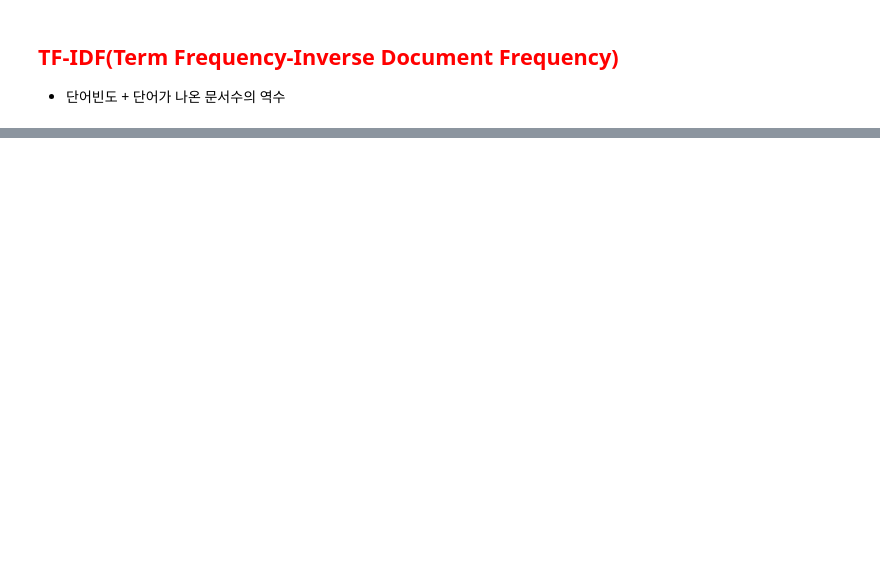
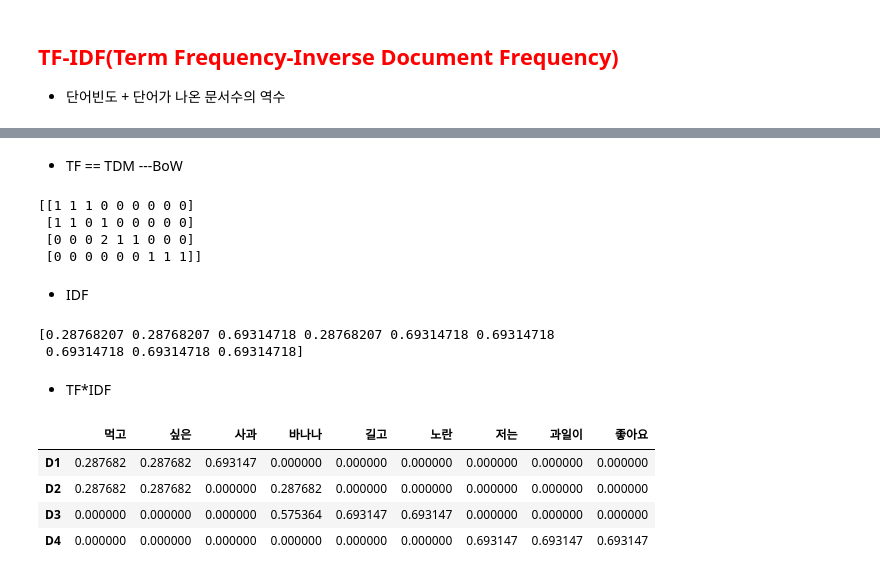
Before and after one commit to han00jh/DL-Study, a Jupyter notebook: LLM/lec02_카운트기반_.ipynb, the cells around one changed output, grey strips where cells are left out. Drawn from its saved outputs; the diff is of its cells as text; code cells hidden in the pictures; blank space fills up the shorter version.

```diff
--- a/LLM/lec02_카운트기반_.ipynb
+++ b/LLM/lec02_카운트기반_.ipynb
@@ -112,0 +176,62 @@ OrderedDict([('나는', 1), ('오늘', 2), ('친구랑', 1), ('학교에', 1), (
+# %%
+from sklearn.feature_extraction.text import TfidfVectorizer
+corpus_list = ['먹고 싶은 사과',
+        '먹고 싶은 바나나',
+        '길고 노란 바나나 바나나',
+        '저는 과일이 좋아요']
+vocab = {'먹고': 3, '싶은': 6, '사과': 5, '바나나': 4, '길고': 1, '노란': 2, '저는': 7, '과일이': 0, '좋아요': 8}
+# %%
+N = len(corpus_list)
+
+def tf(t,d):
+    return d.count(t)
+
+def idf(t):
+    df = 0 # 특정단어  (t)가 등장하는 문서 갯수
+    for corp in corpus_list:
+        if t in corp:
+            df += 1
+    return np.log(N/(1+df))
+
+def tfidf(t,d):
+    return tf(t,d) * idf(t)
+# %% [markdown]
+* TF == TDM ---BoW
+# %%
+import numpy as np
+import pandas as pd
+
+wcnt_list = []
+for d in corpus_list:
+    for t in vocab:
+        wcnt_list.append( tf(t,d) )
+print(np.array(wcnt_list).reshape(4,-1)) #2D
+# %% [output]
+[[1 1 1 0 0 0 0 0 0]
+ [1 1 0 1 0 0 0 0 0]
+ [0 0 0 2 1 1 0 0 0]
+ [0 0 0 0 0 0 1 1 1]]
+# %% [markdown]
+* IDF
+# %%
+dcnt_list = []
+for t in vocab:
+    dcnt_list.append( idf(t) )
+print(np.array(dcnt_list))
+# %% [output]
+[0.28768207 0.28768207 0.69314718 0.28768207 0.69314718 0.69314718
+ 0.69314718 0.69314718 0.69314718]
+# %% [markdown]
+* TF*IDF
+# %%
+tf = np.array(wcnt_list).reshape(4,-1)
+idf = np.array(dcnt_list)
+tfidf = tf*idf
+df = pd.DataFrame(tfidf, columns=vocab,  index=['D1','D2','D3','D4'])
+df
+# %% [output]
+|  | 먹고 | 싶은 | 사과 | 바나나 | 길고 | 노란 | 저는 | 과일이 | 좋아요 |
+| D1 | 0.287682 | 0.287682 | 0.693147 | 0.000000 | 0.000000 | 0.000000 | 0.000000 | 0.000000 | 0.000000 |
+| D2 | 0.287682 | 0.287682 | 0.000000 | 0.287682 | 0.000000 | 0.000000 | 0.000000 | 0.000000 | 0.000000 |
+| D3 | 0.000000 | 0.000000 | 0.000000 | 0.575364 | 0.693147 | 0.693147 | 0.000000 | 0.000000 | 0.000000 |
+| D4 | 0.000000 | 0.000000 | 0.000000 | 0.000000 | 0.000000 | 0.000000 | 0.693147 | 0.693147 | 0.693147 |
```
Also changed, not shown: parts of 22 cells of this notebook, 4 other files.
